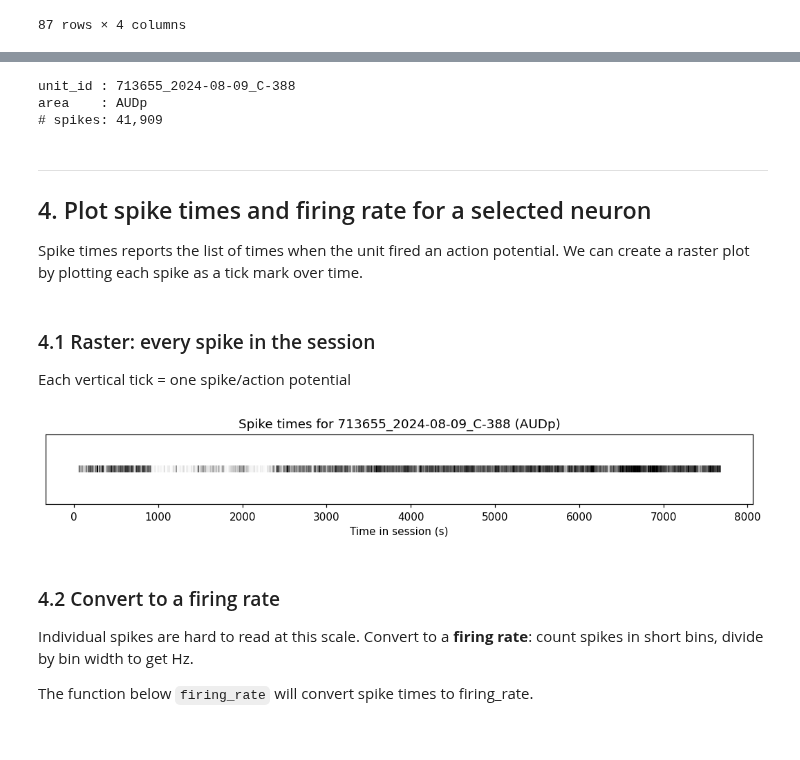
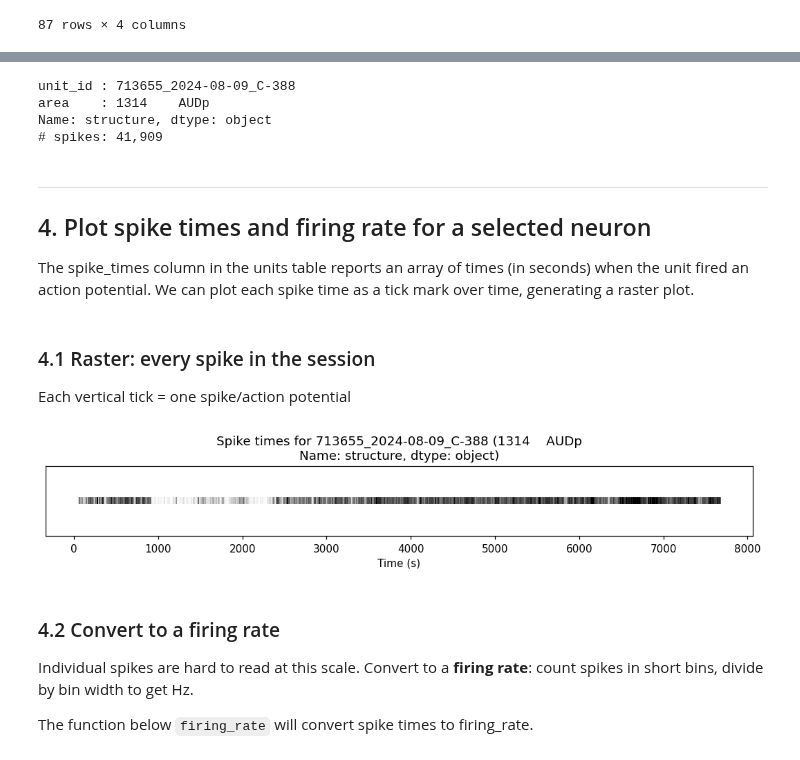
Before and after one commit to leesuyee/dynamic-routing-tutorials, a Jupyter notebook: code/Intro-Tutorial.ipynb, the cells around one changed output, grey strips where cells are left out. Saved outputs shown, nothing was run; the diff lists cells and outputs as text; code cells hidden in the pictures.

```diff
--- a/code/Intro-Tutorial.ipynb
+++ b/code/Intro-Tutorial.ipynb
@@ -231,21 +237,21 @@ There are a few ways to select a neuron - by its unit_id or by indexing into the
 # %%
-unit_id     = '713655_2024-08-09_C-388'
-unit_row    = units.loc[units['unit_id'] == unit_id].iloc[0]
-area        = unit_row['structure']
-spike_times = np.asarray(unit_row['spike_times'])
+select_id     = '713655_2024-08-09_C-388'
+area = units[units['unit_id'] == select_id].structure
+spike_times = np.asarray(units[units['unit_id'] == select_id].spike_times)[0] # store spike times for unit
 
-print(f'unit_id : {unit_id}')
+print(f'unit_id : {select_id}')
 print(f'area    : {area}')
 print(f'# spikes: {len(spike_times):,}')
 # %% [output]
 unit_id : 713655_2024-08-09_C-388
-area    : AUDp
+area    : 1314    AUDp
+Name: structure, dtype: object
 # spikes: 41,909
 # %% [markdown]
 ---
 ## 4. Plot spike times and firing rate for a selected neuron
 
-Spike times reports the list of times when the unit fired an action potential. We can create a raster plot by plotting each spike as a tick mark over time.
+The spike_times column in the units table reports an array of times (in seconds) when the unit fired an action potential. We can plot each spike time as a tick mark over time, generating a raster plot.
 # %% [markdown]
 ### 4.1 Raster: every spike in the session
 
@@ -253,12 +259,12 @@ Each vertical tick = one spike/action potential
 # %%
 plt.figure(figsize=(12, 1.2))
 plt.plot(spike_times, np.zeros_like(spike_times), '|', color='k', alpha=0.01)
 plt.yticks([])
-plt.xlabel('Time in session (s)')
-plt.title(f'Spike times for {unit_id} ({area})')
+plt.xlabel('Time (s)')
+plt.title(f'Spike times for {select_id} ({area})')
 plt.show()
 # %% [output]
-[figure, old version]
+[figure, new version]
 # %% [markdown]
 ### 4.2 Convert to a firing rate
 
```
Also changed, not shown: parts of 62 cells of this notebook.
